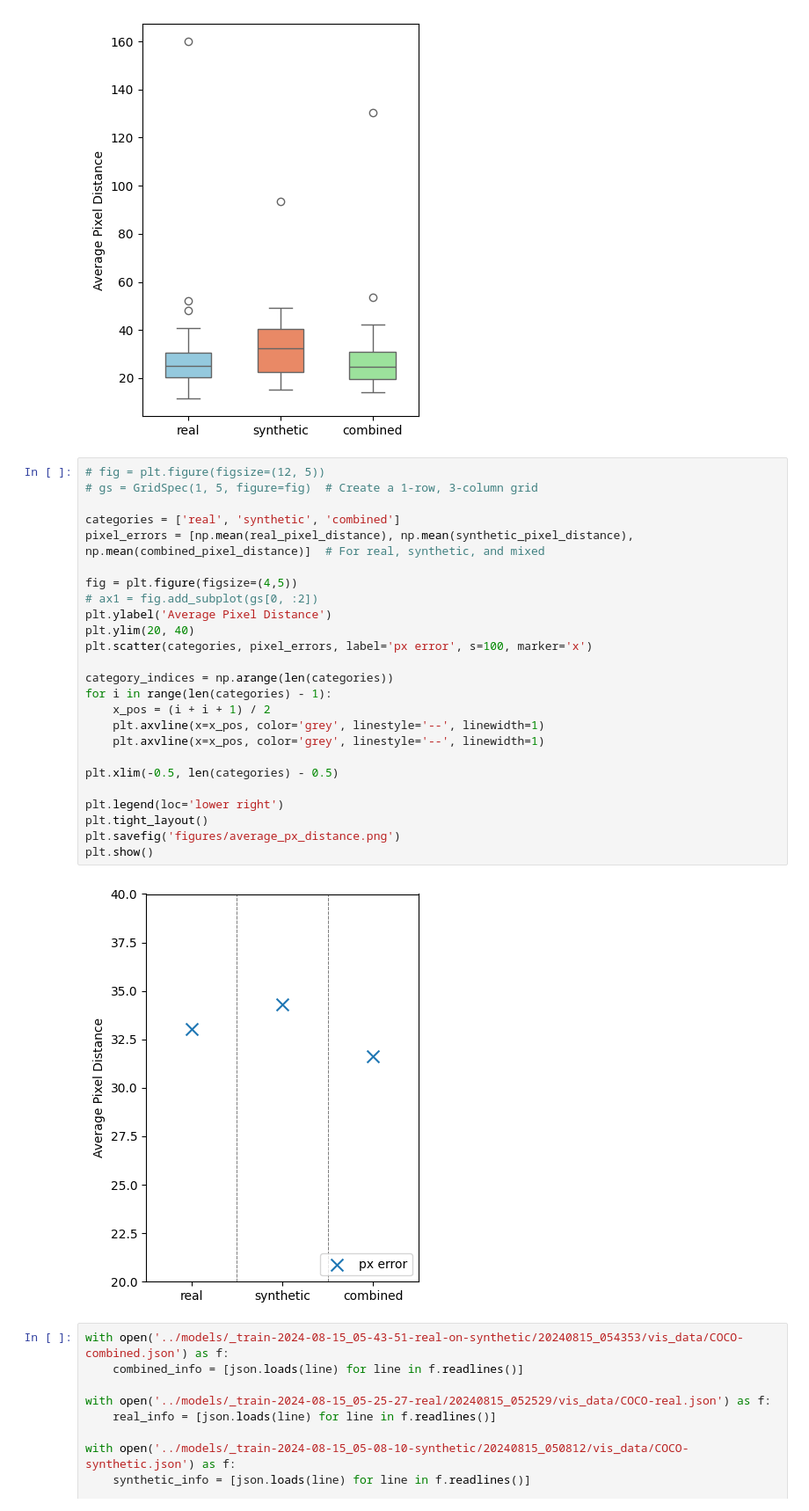
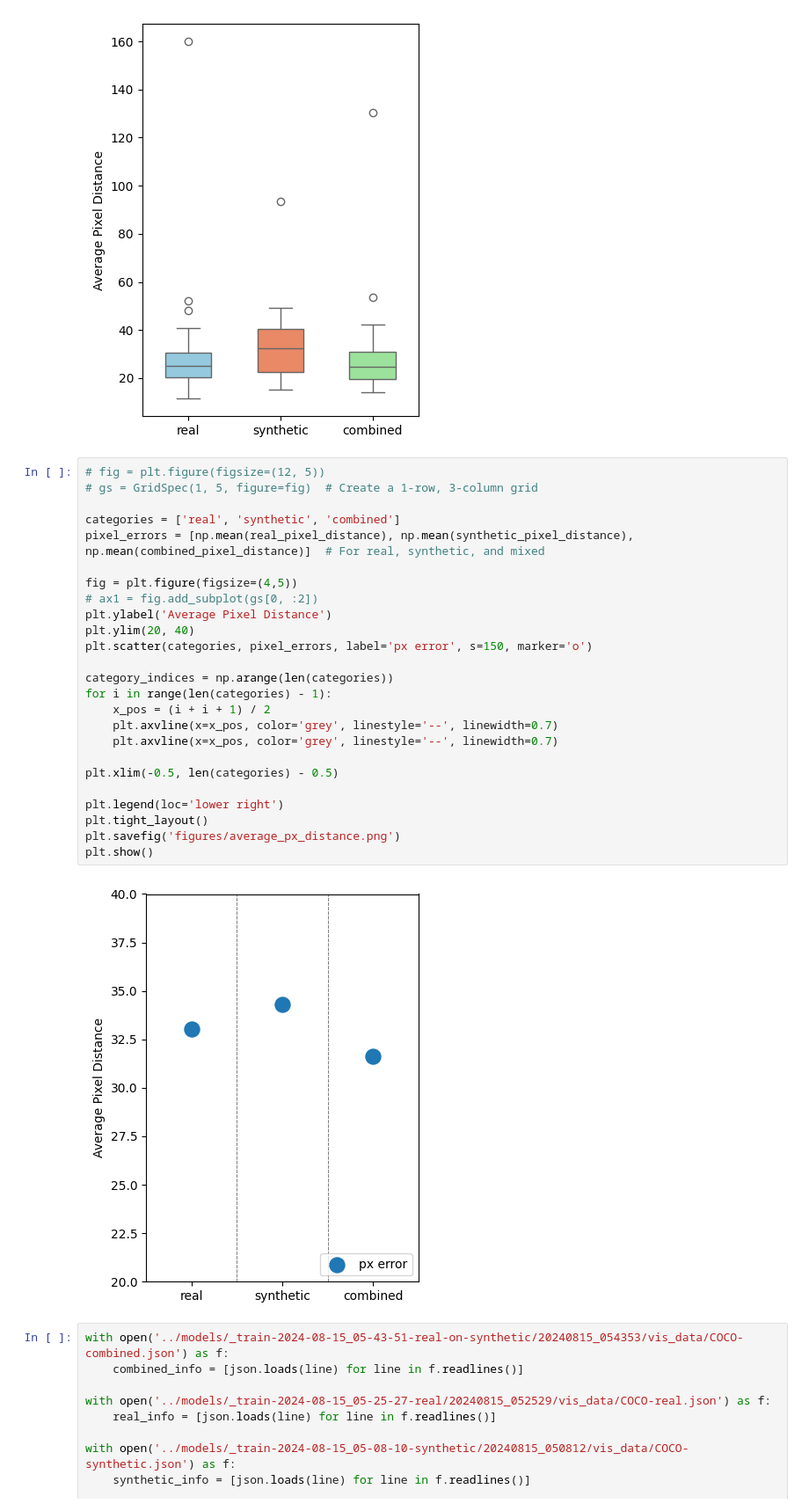
Before and after one commit to Galiold/mmpose-synthetic-tune, a Jupyter notebook: notebooks/evaluation.ipynb, the cells around one changed output. Shown at 88% size. Saved outputs shown, nothing was run; the diff lists cells and outputs as text.

```diff
--- a/notebooks/evaluation.ipynb
+++ b/notebooks/evaluation.ipynb
@@ -414,30 +414,30 @@ plt.show()
 # %%
 # fig = plt.figure(figsize=(12, 5))
 # gs = GridSpec(1, 5, figure=fig)  # Create a 1-row, 3-column grid
 
 categories = ['real', 'synthetic', 'combined']
 pixel_errors = [np.mean(real_pixel_distance), np.mean(synthetic_pixel_distance), np.mean(combined_pixel_distance)]  # For real, synthetic, and mixed
 
 fig = plt.figure(figsize=(4,5))
 # ax1 = fig.add_subplot(gs[0, :2])
 plt.ylabel('Average Pixel Distance')
 plt.ylim(20, 40)
-plt.scatter(categories, pixel_errors, label='px error', s=100, marker='x')
+plt.scatter(categories, pixel_errors, label='px error', s=150, marker='o')
 
 category_indices = np.arange(len(categories))
 for i in range(len(categories) - 1):
     x_pos = (i + i + 1) / 2
-    plt.axvline(x=x_pos, color='grey', linestyle='--', linewidth=1)
-    plt.axvline(x=x_pos, color='grey', linestyle='--', linewidth=1)
+    plt.axvline(x=x_pos, color='grey', linestyle='--', linewidth=0.7)
+    plt.axvline(x=x_pos, color='grey', linestyle='--', linewidth=0.7)
 
 plt.xlim(-0.5, len(categories) - 0.5)
 
 plt.legend(loc='lower right')
 plt.tight_layout()
 plt.savefig('figures/average_px_distance.png')
 plt.show()
 # %% [output]
-[figure, old version]
+[figure, new version]
 # %%
 with open('../models/_train-2024-08-15_05-43-51-real-on-synthetic/20240815_054353/vis_data/COCO-combined.json') as f:
     combined_info = [json.loads(line) for line in f.readlines()]
```
Also changed, not shown: parts of 1 cell of this notebook, 2 other files.
